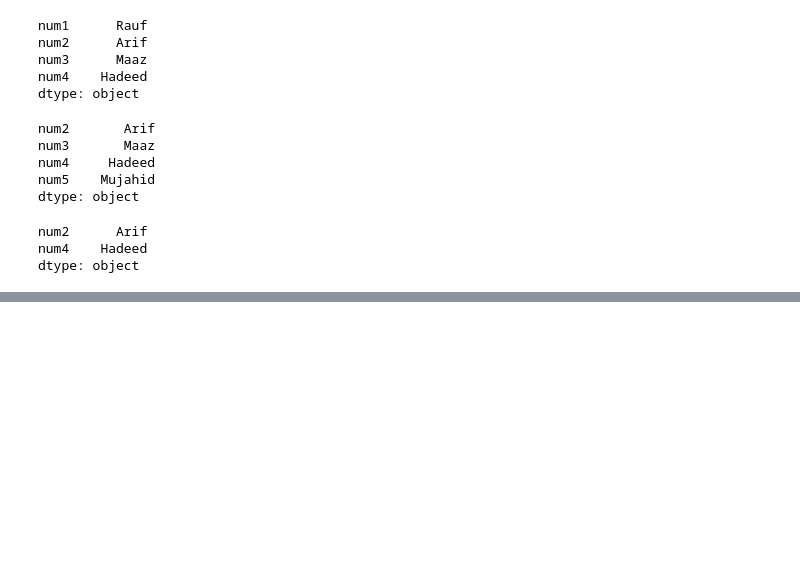
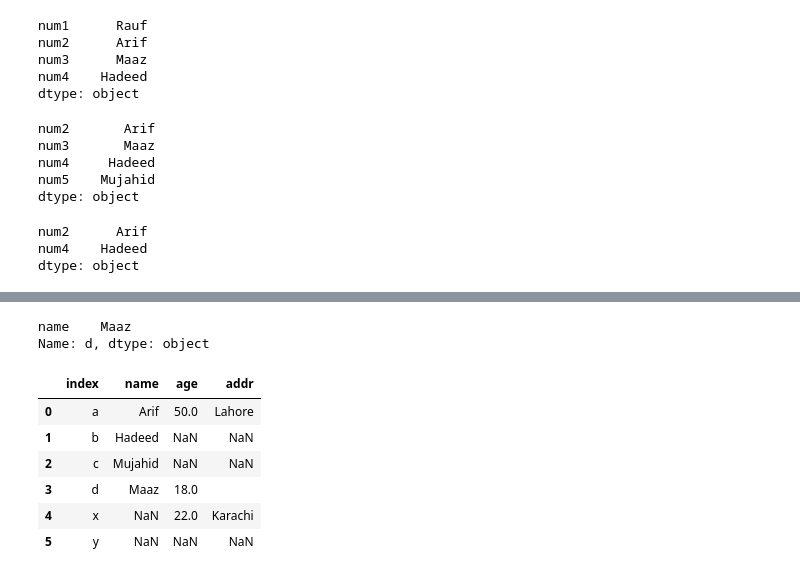
Before and after one commit to shumyyla/TTDS, a Jupyter notebook: pandas.ipynb, the cells around one changed output, grey strips where cells are left out. Saved outputs shown, nothing was run; the diff lists cells and outputs as text; code cells hidden in the pictures; blank space fills up the shorter version.

```diff
--- a/pandas.ipynb
+++ b/pandas.ipynb
@@ -383,3 +387,12 @@ x['num2':'num5':2]
 num2      Arif
 num4    Hadeed
 dtype: object
+# %%
+import numpy as np
+dict = {
+    "name": pd.Series(['Arif', 'Hadeed', 'Mujahid', 'Maaz'], index=['a','b','c', 'd']),
+    "age": pd.Series([50, 22,np.nan, 18], index=['a','x','y','d']),
+    "addr": pd.Series(['Lahore', '','Karachi'], index=['a', 'd', 'x']),
+}
+df = pd.DataFrame(dict)
+df
@@ -385,0 +440,16 @@ dtype: object
+# %%
+df_sorted.loc['d',:'name']
+# %% [output]
+name    Maaz
+Name: d, dtype: object
+# %%
+c = df.reset_index(drop=False)
+c
+# %% [output]
+|  | index | name | age | addr |
+| 0 | a | Arif | 50.0 | Lahore |
+| 1 | b | Hadeed | NaN | NaN |
+| 2 | c | Mujahid | NaN | NaN |
+| 3 | d | Maaz | 18.0 |  |
+| 4 | x | NaN | 22.0 | Karachi |
+| 5 | y | NaN | NaN | NaN |
```
Also changed, not shown: parts of 14 cells of this notebook.
